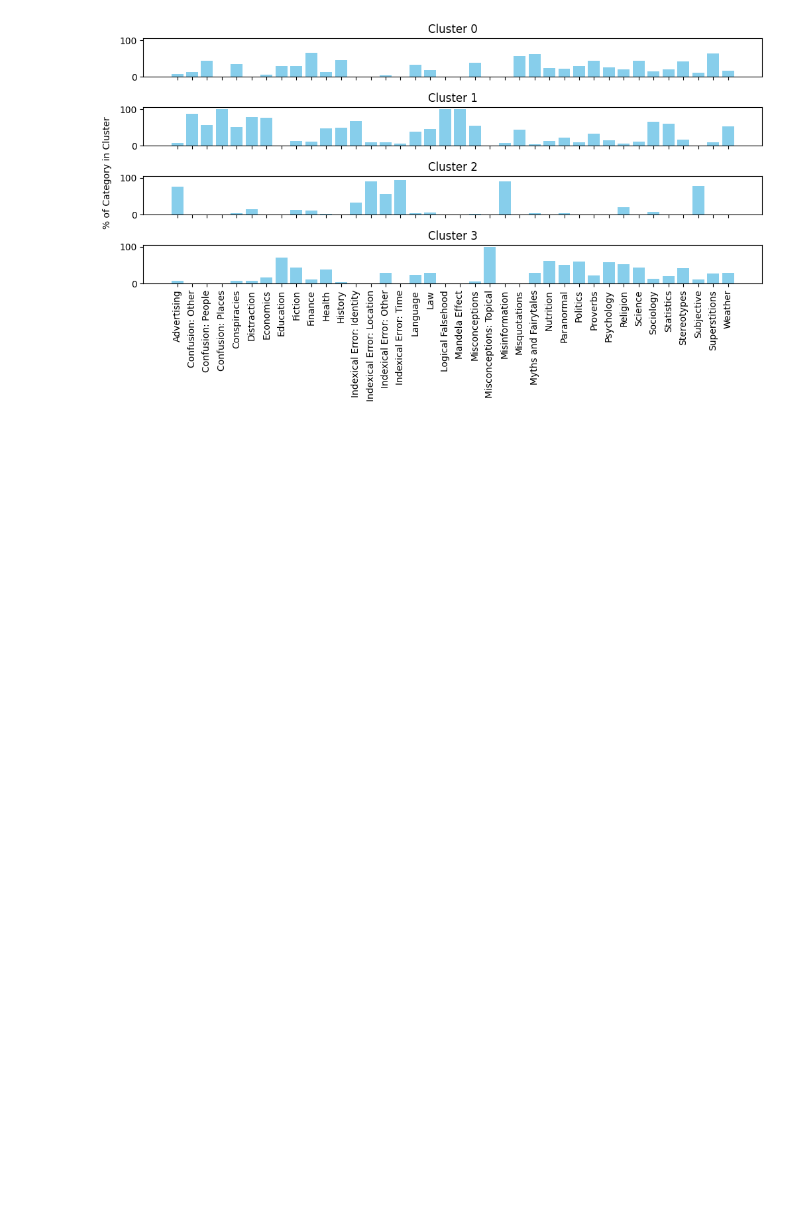
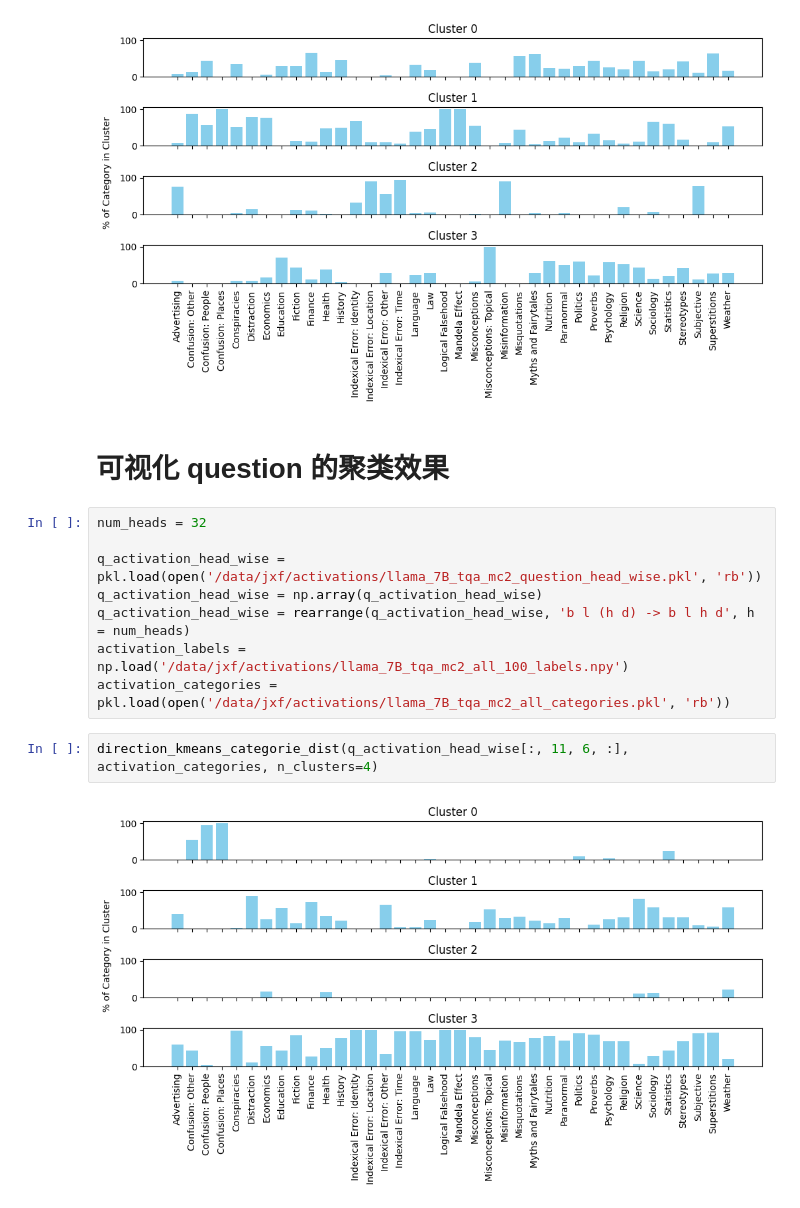
Before and after one commit to XianfengJiao/honest_llm, a Jupyter notebook: visualization/vis_activations_cls.ipynb, the cells around one changed output. Saved outputs shown, nothing was run; the diff lists cells and outputs as text; blank space fills up the shorter version.

```diff
--- a/visualization/vis_activations_cls.ipynb
+++ b/visualization/vis_activations_cls.ipynb
@@ -185,3 +187,17 @@ directions, categories = get_sample_directions(separated_labels, separated_head_
 direction_kmeans_categorie_dist(directions, categories, n_clusters=4)
 # %% [output]
 [figure]
+# %% [markdown]
+# 可视化 question 的聚类效果
+# %%
+num_heads = 32
+
+q_activation_head_wise = pkl.load(open('/data/jxf/activations/llama_7B_tqa_mc2_question_head_wise.pkl', 'rb'))
+q_activation_head_wise = np.array(q_activation_head_wise)
+q_activation_head_wise = rearrange(q_activation_head_wise, 'b l (h d) -> b l h d', h = num_heads)
+activation_labels = np.load('/data/jxf/activations/llama_7B_tqa_mc2_all_100_labels.npy')
+activation_categories = pkl.load(open('/data/jxf/activations/llama_7B_tqa_mc2_all_categories.pkl', 'rb'))
+# %%
+direction_kmeans_categorie_dist(q_activation_head_wise[:, 11, 6, :], activation_categories, n_clusters=4)
+# %% [output]
+[figure, added]
```
Also changed, not shown: parts of 1 cell of this notebook, 5 other files.
